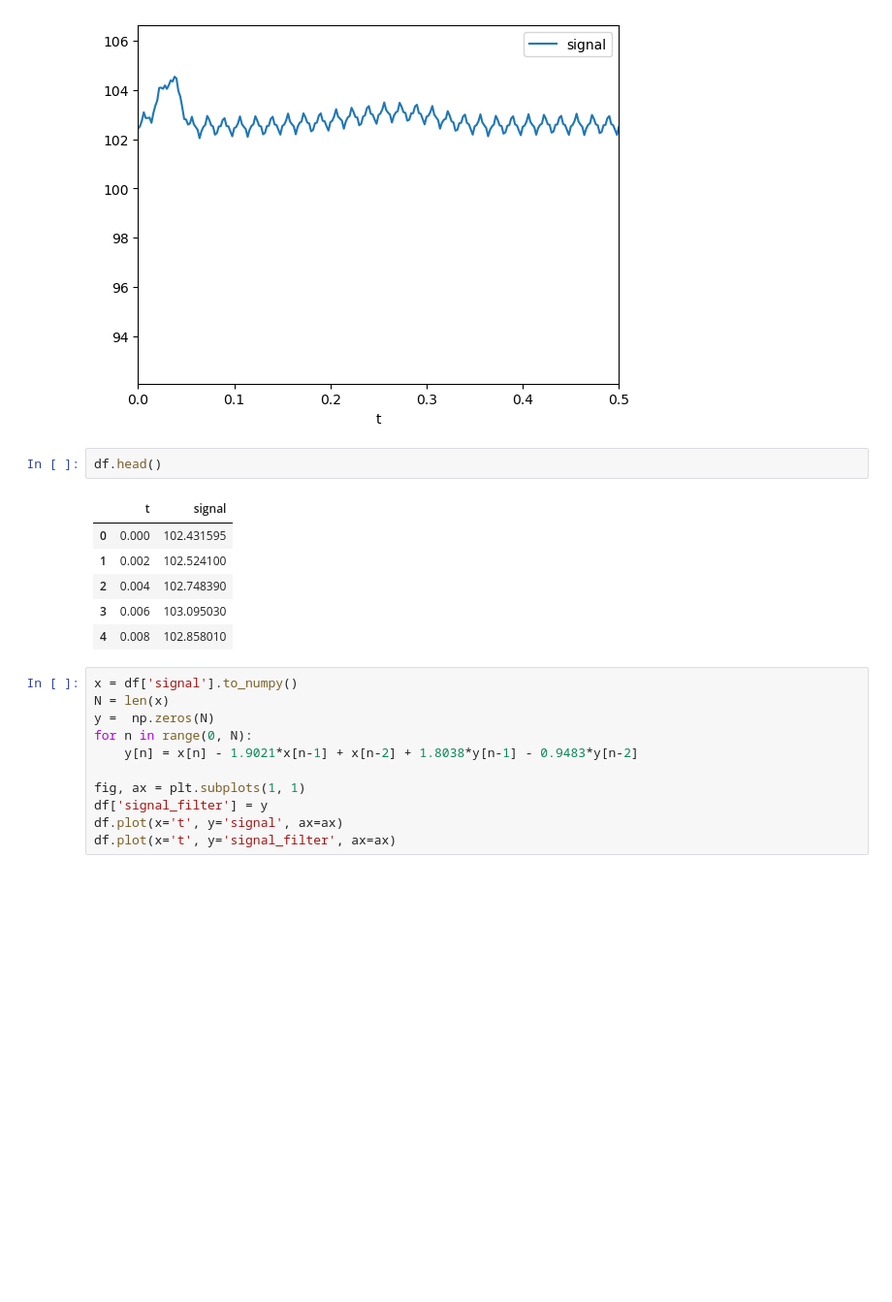
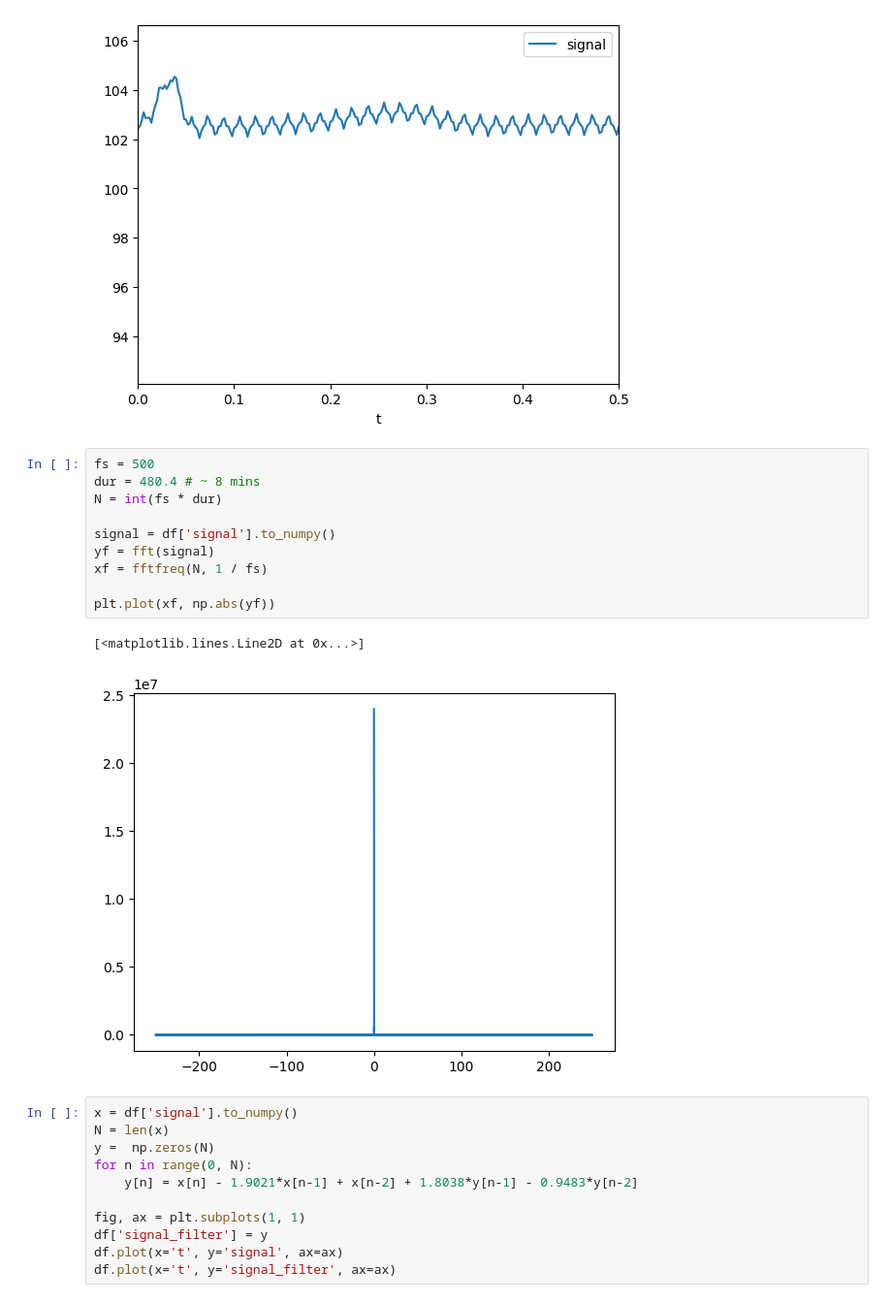
Before and after one commit to derick-amontagna/master-degree-ufsc-electrical-engineering, a Jupyter notebook: PSB/T1/ex04.ipynb, the cells around one changed output. Shown at 97% size. Saved outputs shown, nothing was run; the diff lists cells and outputs as text; blank space fills up the shorter version.

```diff
--- a/PSB/T1/ex04.ipynb
+++ b/PSB/T1/ex04.ipynb
@@ -9,15 +10,19 @@ plt.xlim([0, 0.5])
 # %% [output]
 (0.0, 0.5)
 [figure]
-# %%
-df.head()
-# %% [output]
-|  | t | signal |
-| 0 | 0.000 | 102.431595 |
-| 1 | 0.002 | 102.524100 |
-| 2 | 0.004 | 102.748390 |
-| 3 | 0.006 | 103.095030 |
-| 4 | 0.008 | 102.858010 |
+# %%
+fs = 500
+dur = 480.4 # ~ 8 mins
+N = int(fs * dur)
+
+signal = df['signal'].to_numpy()
+yf = fft(signal)
+xf = fftfreq(N, 1 / fs)
+
+plt.plot(xf, np.abs(yf))
+# %% [output]
+[<matplotlib.lines.Line2D at 0x...>]
+[figure, added]
 # %%
 x = df['signal'].to_numpy()
 N = len(x)
```
Also changed, not shown: parts of 1 cell of this notebook, 1 other file.
